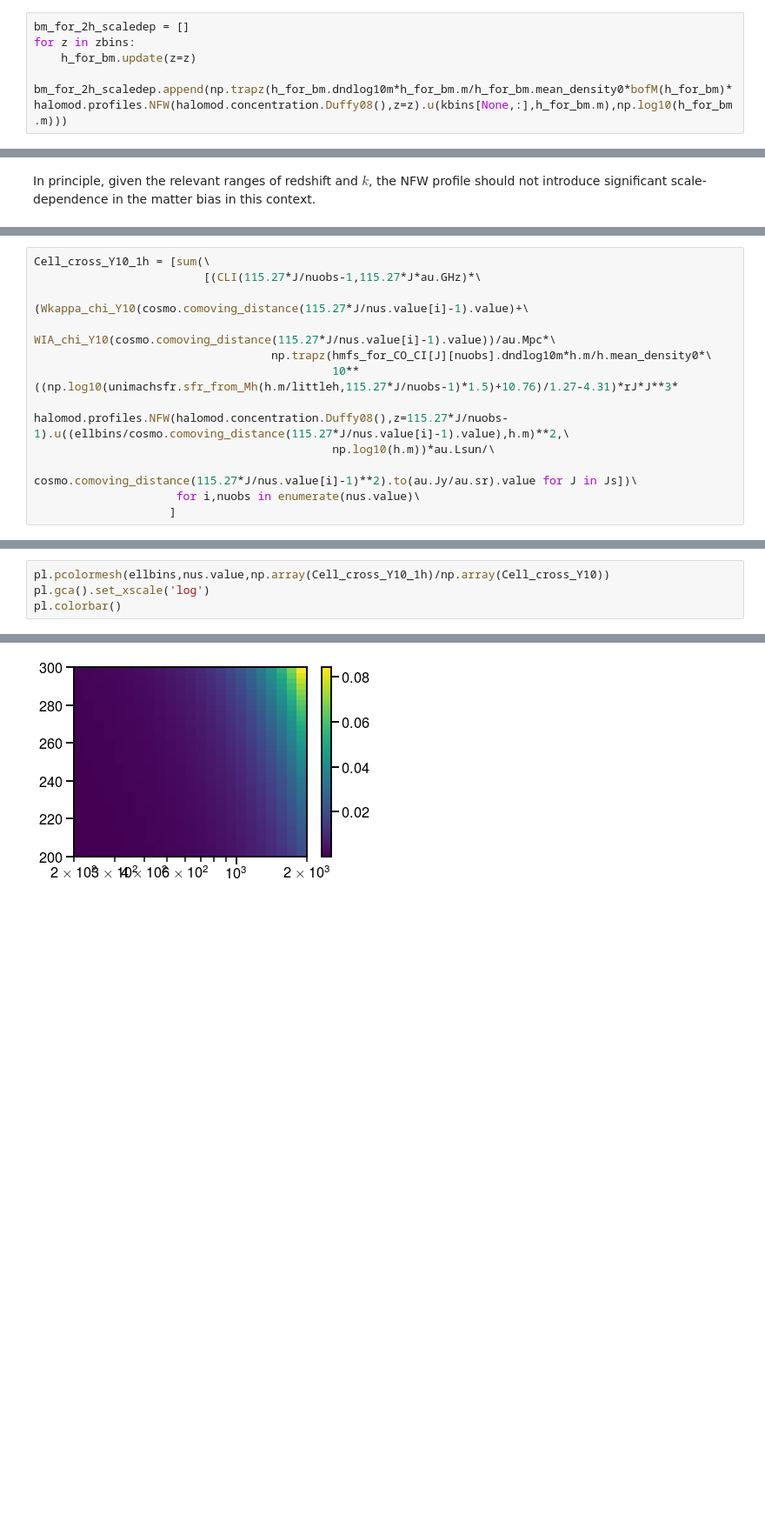
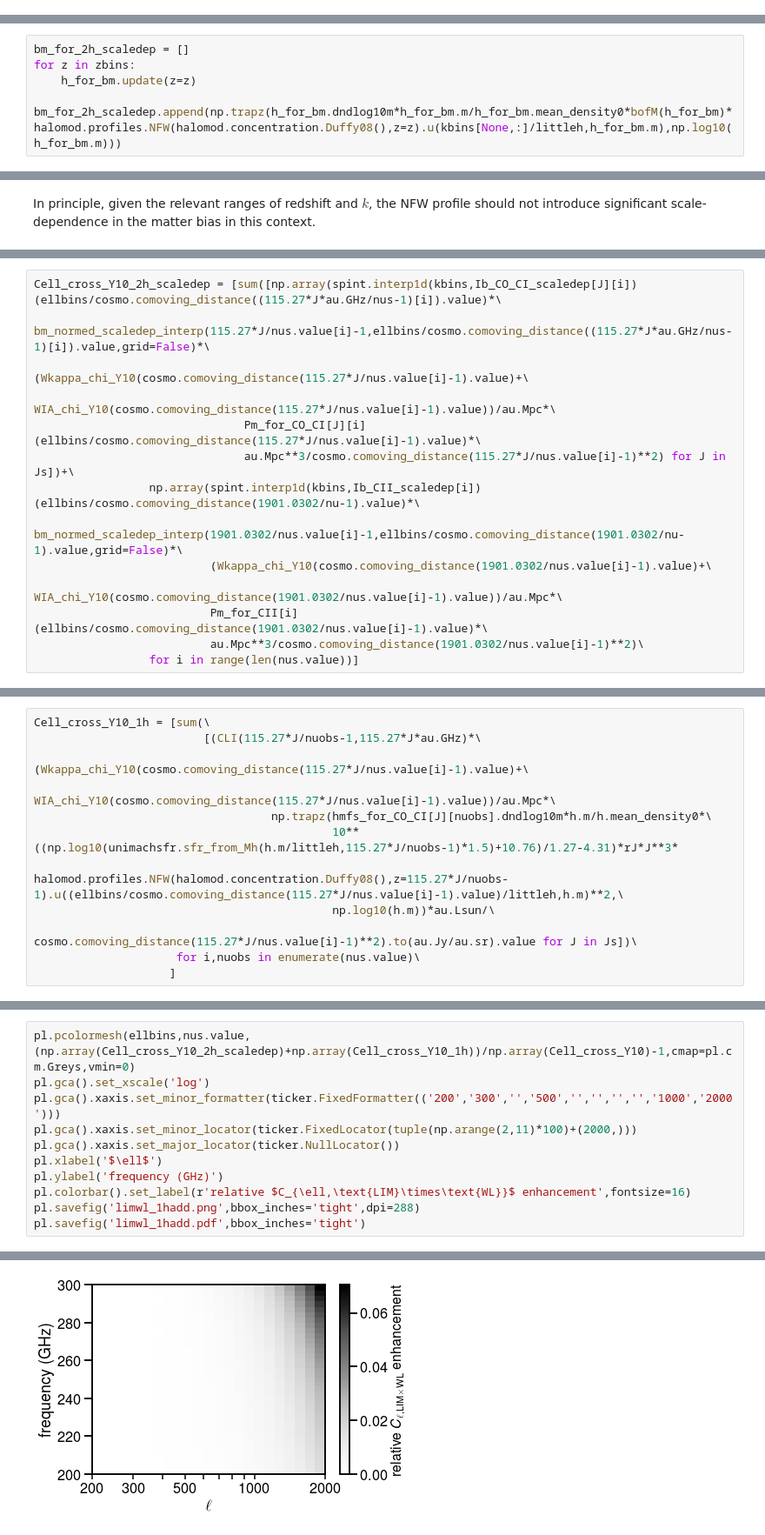
Before and after one commit to dongwooc/lim-lensing-predictions, a Jupyter notebook: code.ipynb, the cells around one changed output, grey strips where cells are left out. Shown at 87% size. Saved outputs shown, nothing was run; the diff lists cells and outputs as text; blank space fills up the shorter version.

```diff
--- a/code.ipynb
+++ b/code.ipynb
@@ -1011,8 +1164,3 @@ h.mean_density0*littleh**2
 (cosmo.Om0*cosmo.critical_density0).to(au.Msun/au.Mpc**3)
 # %% [output]
 $3.9161184 \times 10^{10} \; \mathrm{\frac{M_{\odot}}{Mpc^{3}}}$
-# %%
-bm_for_2h_scaledep = []
-for z in zbins:
-    h_for_bm.update(z=z)
-    bm_for_2h_scaledep.append(np.trapz(h_for_bm.dndlog10m*h_for_bm.m/h_for_bm.mean_density0*bofM(h_for_bm)*halomod.profiles.NFW(halomod.concentration.Duffy08(),z=z).u(kbins[None,:],h_for_bm.m),np.log10(h_for_bm.m)))
@@ -1027,0 +1167,5 @@ pl.colorbar()
+# %%
+bm_for_2h_scaledep = []
+for z in zbins:
+    h_for_bm.update(z=z)
+    bm_for_2h_scaledep.append(np.trapz(h_for_bm.dndlog10m*h_for_bm.m/h_for_bm.mean_density0*bofM(h_for_bm)*halomod.profiles.NFW(halomod.concentration.Duffy08(),z=z).u(kbins[None,:]/littleh,h_for_bm.m),np.log10(h_for_bm.m)))
@@ -1031,0 +1218,14 @@ bm_normed_scaledep_interp = spint.RectBivariateSpline(zbins,kbins,np.array(bm_fo
+# %%
+Cell_cross_Y10_2h_scaledep = [sum([np.array(spint.interp1d(kbins,Ib_CO_CI_scaledep[J][i])(ellbins/cosmo.comoving_distance((115.27*J*au.GHz/nus-1)[i]).value)*\
+                                           bm_normed_scaledep_interp(115.27*J/nus.value[i]-1,ellbins/cosmo.comoving_distance((115.27*J*au.GHz/nus-1)[i]).value,grid=False)*\
+                               (Wkappa_chi_Y10(cosmo.comoving_distance(115.27*J/nus.value[i]-1).value)+\
+                                WIA_chi_Y10(cosmo.comoving_distance(115.27*J/nus.value[i]-1).value))/au.Mpc*\
+                               Pm_for_CO_CI[J][i](ellbins/cosmo.comoving_distance(115.27*J/nus.value[i]-1).value)*\
+                               au.Mpc**3/cosmo.comoving_distance(115.27*J/nus.value[i]-1)**2) for J in Js])+\
+                 np.array(spint.interp1d(kbins,Ib_CII_scaledep[i])(ellbins/cosmo.comoving_distance(1901.0302/nu-1).value)*\
+                          bm_normed_scaledep_interp(1901.0302/nus.value[i]-1,ellbins/cosmo.comoving_distance(1901.0302/nu-1).value,grid=False)*\
+                          (Wkappa_chi_Y10(cosmo.comoving_distance(1901.0302/nus.value[i]-1).value)+\
+                           WIA_chi_Y10(cosmo.comoving_distance(1901.0302/nus.value[i]-1).value))/au.Mpc*\
+                          Pm_for_CII[i](ellbins/cosmo.comoving_distance(1901.0302/nus.value[i]-1).value)*\
+                          au.Mpc**3/cosmo.comoving_distance(1901.0302/nus.value[i]-1)**2)\
+                 for i in range(len(nus.value))]
@@ -1036,7 +1267,7 @@ Cell_cross_Y10_1h = [sum(\
                                     WIA_chi_Y10(cosmo.comoving_distance(115.27*J/nus.value[i]-1).value))/au.Mpc*\
                                    np.trapz(hmfs_for_CO_CI[J][nuobs].dndlog10m*h.m/h.mean_density0*\
                                             10**((np.log10(unimachsfr.sfr_from_Mh(h.m/littleh,115.27*J/nuobs-1)*1.5)+10.76)/1.27-4.31)*rJ*J**3*
-                                   halomod.profiles.NFW(halomod.concentration.Duffy08(),z=115.27*J/nuobs-1).u((ellbins/cosmo.comoving_distance(115.27*J/nus.value[i]-1).value),h.m)**2,\
+                                   halomod.profiles.NFW(halomod.concentration.Duffy08(),z=115.27*J/nuobs-1).u((ellbins/cosmo.comoving_distance(115.27*J/nus.value[i]-1).value)/littleh,h.m)**2,\
                                             np.log10(h.m))*au.Lsun/\
                                    cosmo.comoving_distance(115.27*J/nus.value[i]-1)**2).to(au.Jy/au.sr).value for J in Js])\
                      for i,nuobs in enumerate(nus.value)\
@@ -1102,5 +1302,12 @@ $[50.023264,~50.044304,~50.060654,~50.072255,~50.079053,~50.080995,~50.078032,~5
 # %%
-pl.pcolormesh(ellbins,nus.value,np.array(Cell_cross_Y10_1h)/np.array(Cell_cross_Y10))
+pl.pcolormesh(ellbins,nus.value,(np.array(Cell_cross_Y10_2h_scaledep)+np.array(Cell_cross_Y10_1h))/np.array(Cell_cross_Y10)-1,cmap=pl.cm.Greys,vmin=0)
 pl.gca().set_xscale('log')
-pl.colorbar()
+pl.gca().xaxis.set_minor_formatter(ticker.FixedFormatter(('200','300','','500','','','','','1000','2000')))
+pl.gca().xaxis.set_minor_locator(ticker.FixedLocator(tuple(np.arange(2,11)*100)+(2000,)))
+pl.gca().xaxis.set_major_locator(ticker.NullLocator())
+pl.xlabel('$\ell$')
+pl.ylabel('frequency (GHz)')
+pl.colorbar().set_label(r'relative $C_{\ell,\text{LIM}\times\text{WL}}$ enhancement',fontsize=16)
+pl.savefig('limwl_1hadd.png',bbox_inches='tight',dpi=288)
+pl.savefig('limwl_1hadd.pdf',bbox_inches='tight')
 # %% [output]
@@ -1108 +1314 @@ pl.colorbar()
-[figure, old version]
+[figure, new version]
```
Also changed, not shown: parts of 121 cells of this notebook, 6 other files.
